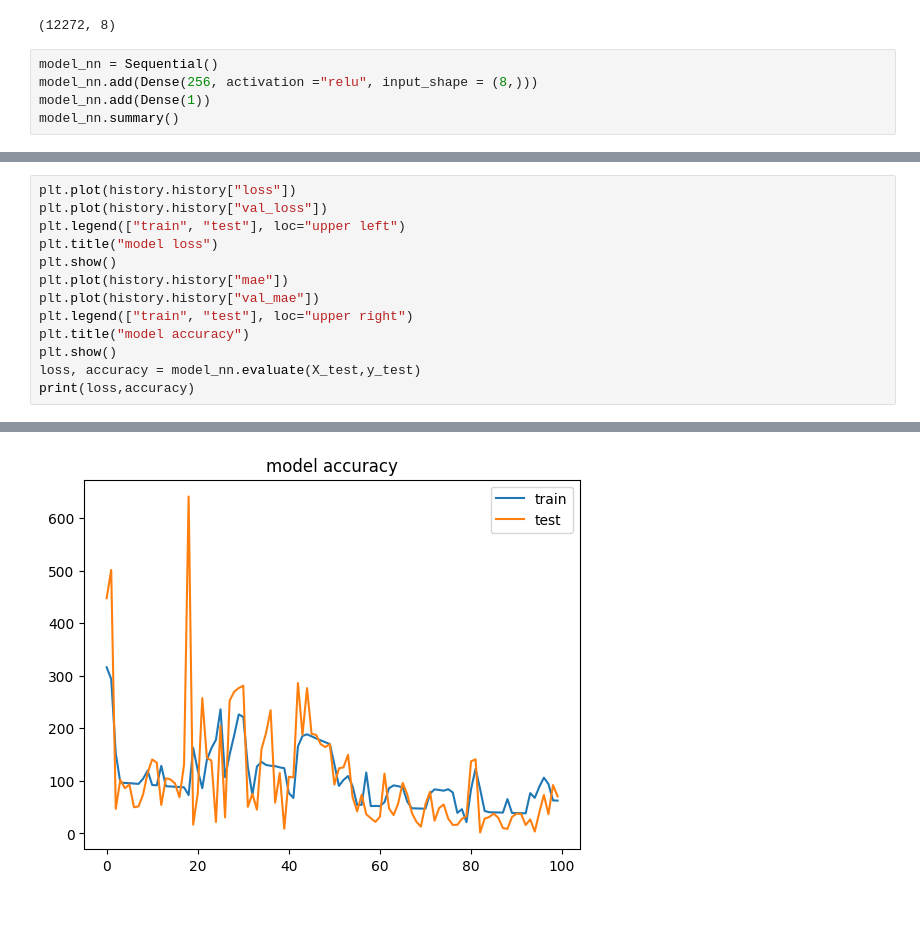
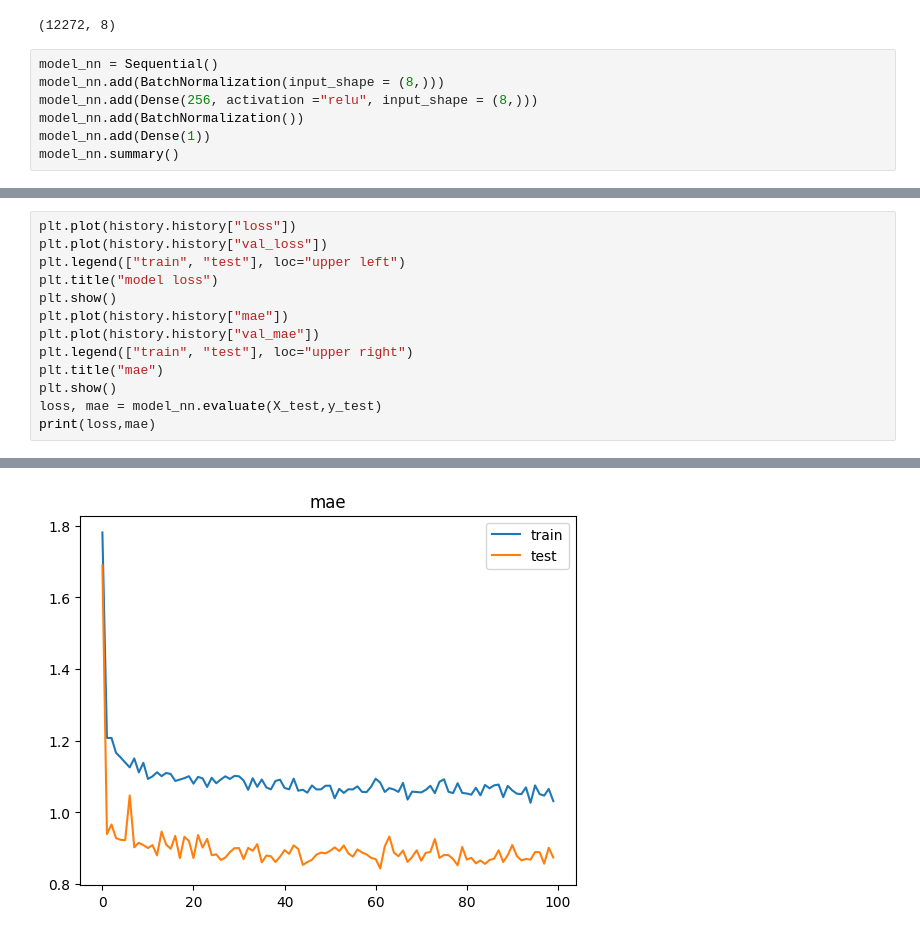
Before and after one commit to Testeh69/ML_learning, a Jupyter notebook: weather_prediction.ipynb, the cells around one changed output, grey strips where cells are left out. Drawn from its saved outputs; the diff is of its cells as text.

```diff
--- a/weather_prediction.ipynb
+++ b/weather_prediction.ipynb
@@ -301,7 +310,9 @@ X_train.shape
 (12272, 8)
 # %%
 model_nn = Sequential()
+model_nn.add(BatchNormalization(input_shape = (8,)))
 model_nn.add(Dense(256, activation ="relu", input_shape = (8,)))
+model_nn.add(BatchNormalization())
 model_nn.add(Dense(1))
 model_nn.summary()
 # %% [output]
@@ -349,8 +366,8 @@ plt.show()
 plt.plot(history.history["mae"])
 plt.plot(history.history["val_mae"])
 plt.legend(["train", "test"], loc="upper right")
-plt.title("model accuracy")
+plt.title("mae")
 plt.show()
-loss, accuracy = model_nn.evaluate(X_test,y_test)
-print(loss,accuracy)
+loss, mae = model_nn.evaluate(X_test,y_test)
+print(loss,mae)
 # %% [output]
@@ -358 +375 @@ print(loss,accuracy)
-[figure, old version]
+[figure, new version]
```
Also changed, not shown: parts of 13 cells of this notebook.
